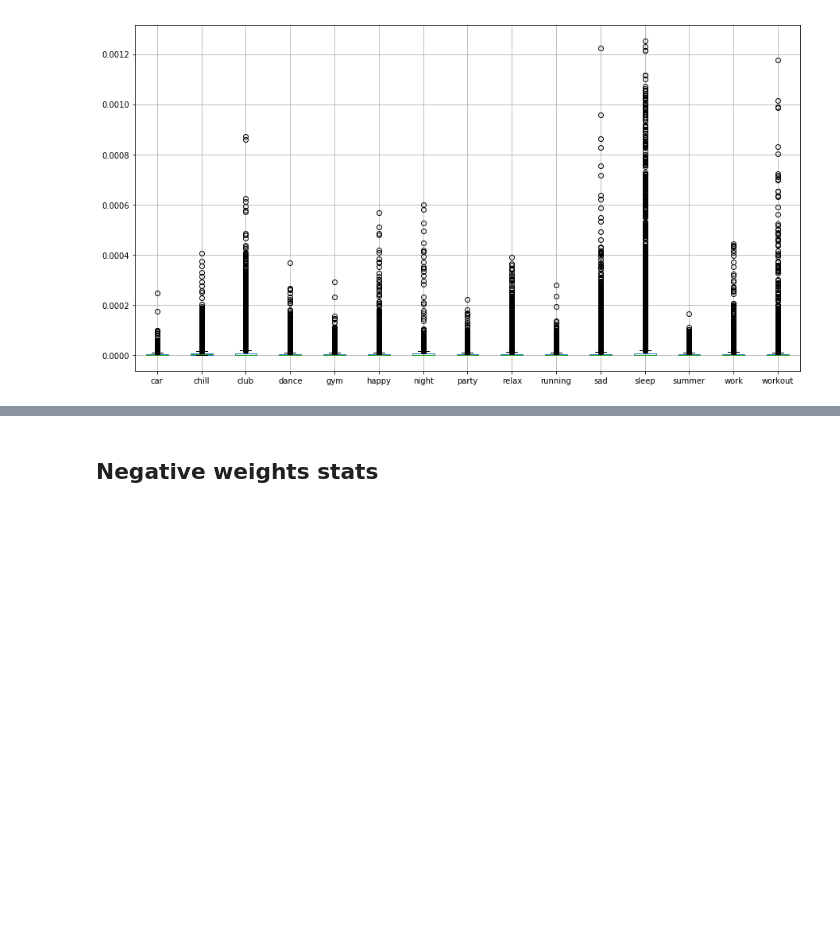
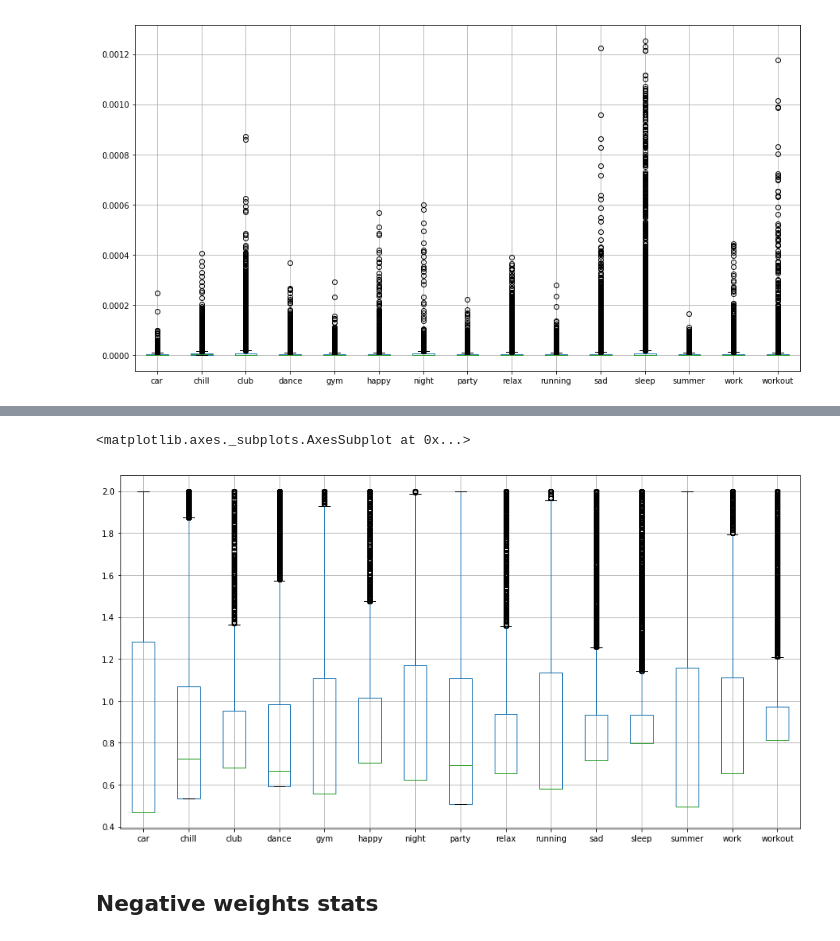
Before and after one commit to KarimMibrahim/context_classification_cnn, a Jupyter notebook: Analysis of weights for cross Entropy.ipynb, the cells around one changed output, grey strips where cells are left out. Saved outputs shown, nothing was run; the diff lists cells and outputs as text; code cells hidden in the pictures; blank space fills up the shorter version.

Commit message:
positive weights added one and unit variance [made it only on positive samples]

```diff
--- a/Analysis of weights for cross Entropy.ipynb
+++ b/Analysis of weights for cross Entropy.ipynb
@@ -134,0 +113,8 @@ positive_weights_noNormalization.boxplot(figsize = (15,8))
+# %%
+# Loading unit mean unit var weights
+positive_weights_unitMean_unitvar = pd.read_csv("/home/karim/Documents/research/sourceCode/context_classification_cnn/GroundTruth/positive_weights_MeanOne_unitVar_clip2.csv")
+positive_weights_unitMean_unitvar_noID = positive_weights_unitMean_unitvar.iloc[:,1:]
+# %%
+# replacing 0s with NaNs to ignore them in our stats
+positive_weights_unitMean_unitvar_noID = positive_weights_unitMean_unitvar_noID[positive_weights_unitMean_unitvar_noID > 0]
+positive_weights_unitMean_unitvar_noID.describe()
@@ -135,3 +131,9 @@ positive_weights_noNormalization.boxplot(figsize = (15,8))
+# %%
+# unit mean unit var weights
+positive_weights_unitMean_unitvar_noID.boxplot(figsize = (15,8))
+# %% [output]
+<matplotlib.axes._subplots.AxesSubplot at 0x...>
+[figure, added]
 # %% [markdown]
 ## Negative weights stats
 # %%
```
Also changed, not shown: parts of 8 cells of this notebook, 2 other files.
